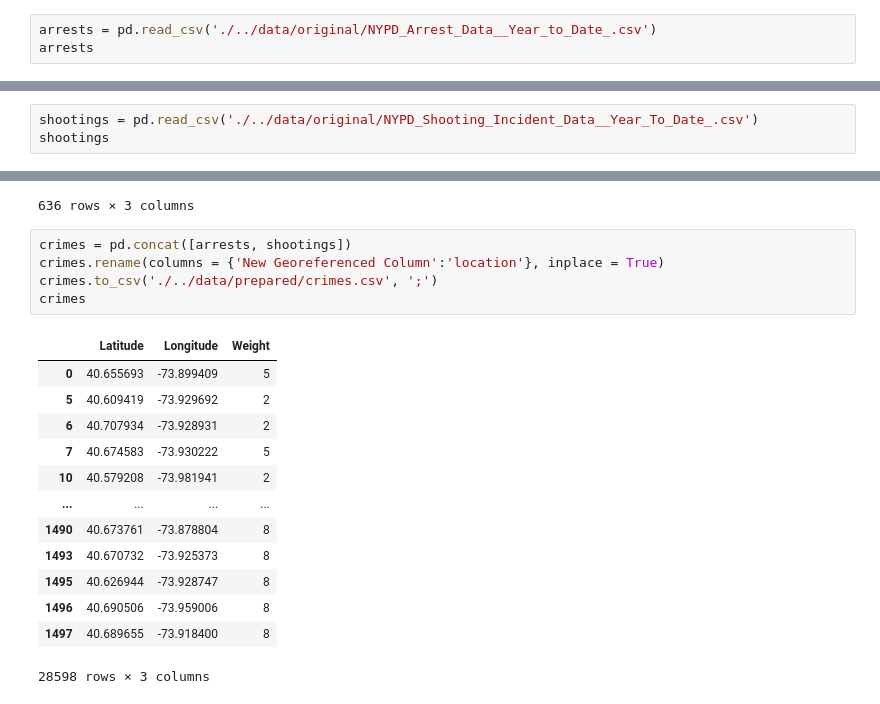
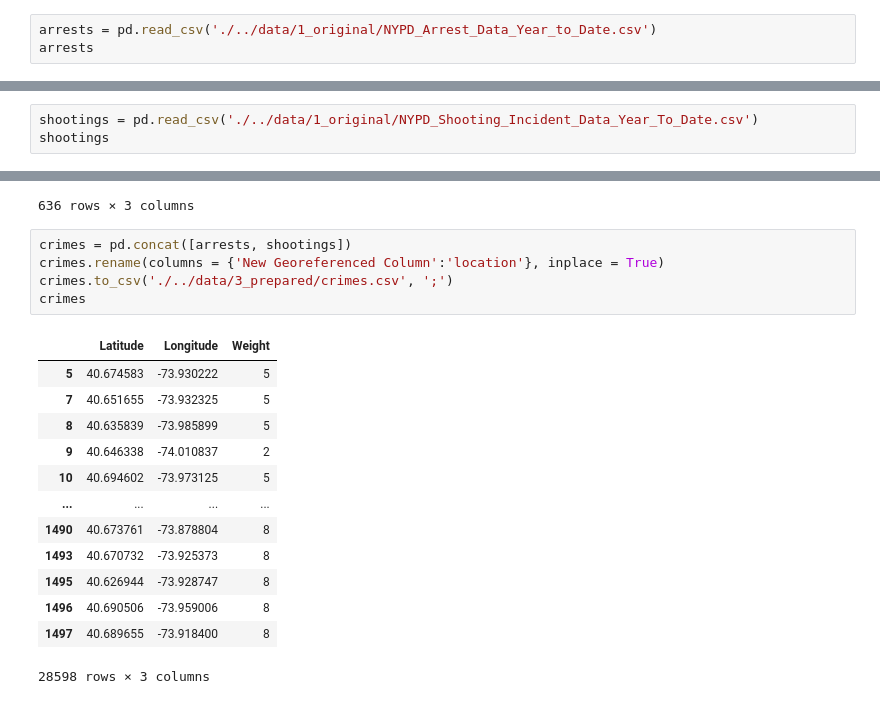
Before and after one commit to MicCalo/CAS_InfEng_Scripting, a Jupyter notebook: src/prepare_crime.ipynb, the cells around one changed output, grey strips where cells are left out. Saved outputs shown, nothing was run; the diff lists cells and outputs as text.

```diff
--- a/src/prepare_crime.ipynb
+++ b/src/prepare_crime.ipynb
@@ -8,7 +8,7 @@ weigth_misdemeanor=2
 weigth_felony=5
 weigth_shooting = 8
 # %%
-arrests = pd.read_csv('./../data/original/NYPD_Arrest_Data__Year_to_Date_.csv')
+arrests = pd.read_csv('./../data/1_original/NYPD_Arrest_Data_Year_to_Date.csv')
 arrests
 # %% [output]
 |  | ARREST_KEY | ARREST_DATE | PD_CD | PD_DESC | KY_CD | OFNS_DESC | LAW_CODE | LAW_CAT_CD | ARREST_BORO | ... |
@@ -208,6 +208,6 @@ arrests
 27962 rows × 3 columns
 # %%
-shootings = pd.read_csv('./../data/original/NYPD_Shooting_Incident_Data__Year_To_Date_.csv')
+shootings = pd.read_csv('./../data/1_original/NYPD_Shooting_Incident_Data_Year_To_Date.csv')
 shootings
 # %% [output]
 |  | INCIDENT_KEY | OCCUR_DATE | OCCUR_TIME | BORO | PRECINCT | JURISDICTION_CODE | LOCATION_DESC | ... |
@@ -265,15 +265,15 @@ shootings
 # %%
 crimes = pd.concat([arrests, shootings])
 crimes.rename(columns = {'New Georeferenced Column':'location'}, inplace = True)
-crimes.to_csv('./../data/prepared/crimes.csv', ';')
+crimes.to_csv('./../data/3_prepared/crimes.csv', ';')
 crimes
 # %% [output]
 |  | Latitude | Longitude | Weight |
-| 0 | 40.655693 | -73.899409 | 5 |
-| 5 | 40.609419 | -73.929692 | 2 |
-| 6 | 40.707934 | -73.928931 | 2 |
-| 7 | 40.674583 | -73.930222 | 5 |
-| 10 | 40.579208 | -73.981941 | 2 |
+| 5 | 40.674583 | -73.930222 | 5 |
+| 7 | 40.651655 | -73.932325 | 5 |
+| 8 | 40.635839 | -73.985899 | 5 |
+| 9 | 40.646338 | -74.010837 | 2 |
+| 10 | 40.694602 | -73.973125 | 5 |
 | ... | ... | ... | ... |
 | 1490 | 40.673761 | -73.878804 | 8 |
 | 1493 | 40.670732 | -73.925373 | 8 |
```
Also changed, not shown: parts of 10 cells of this notebook, 47 other files.
